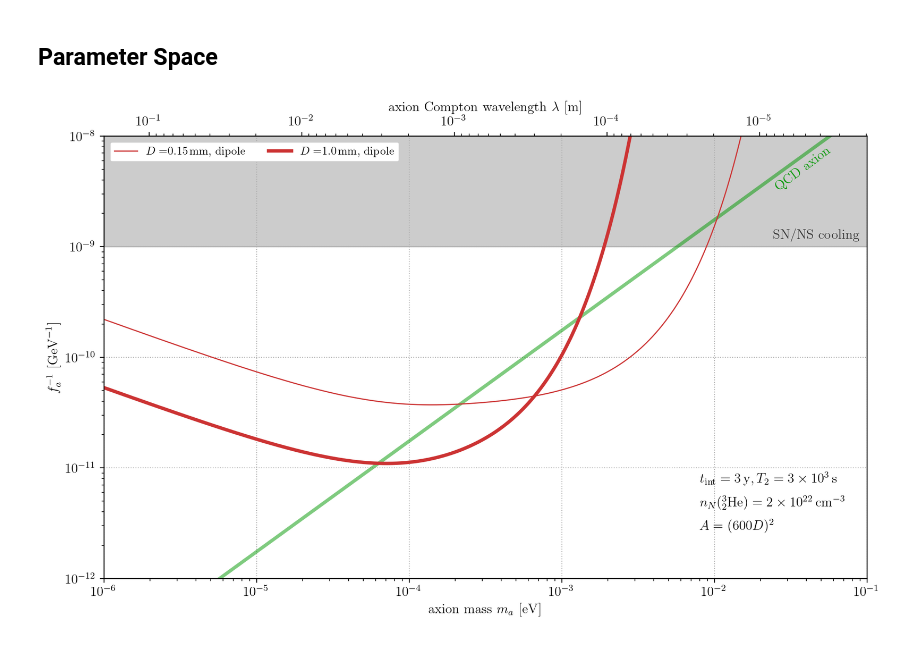
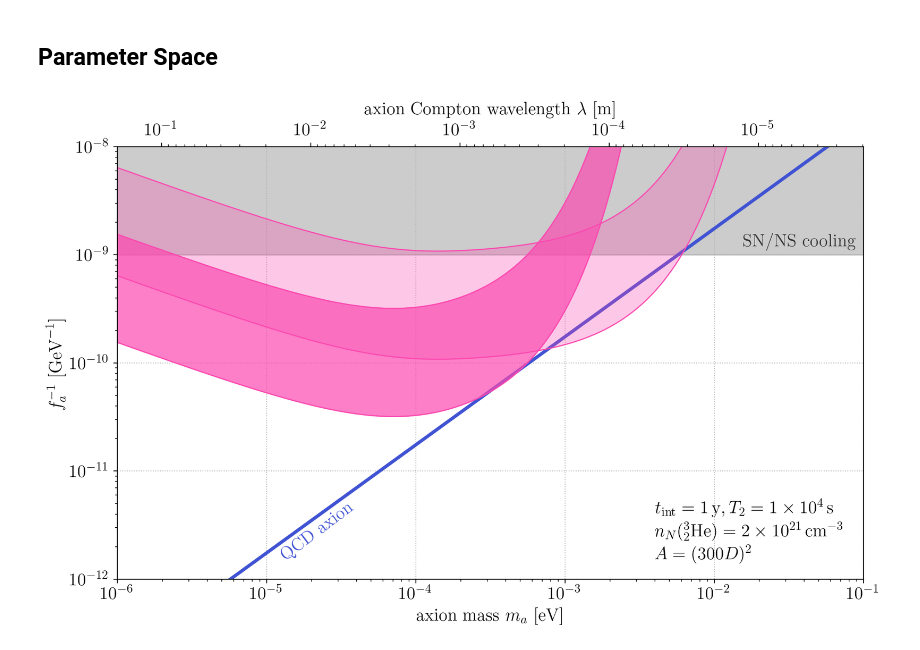
Before and after one commit to kenvantilburg/ferroaxionic-effect, a Jupyter notebook: code/sensitivity.ipynb, the cells around one changed output. Drawn from its saved outputs; the diff is of its cells as text; code cells hidden in the pictures.

Commit message:
Add files via upload
improved colours, changed experimental parameters

```diff
--- a/code/sensitivity.ipynb
+++ b/code/sensitivity.ipynb
@@ -80,14 +86,15 @@ The precessional frequency of a nuclear spin is then given by:
 def fn_fa(ma):
     return 1e12 * GeV * (5.70e-6 * eV)/ma
 # %%
-n_N_det = 2e22 * cm**-3
+n_N_det = 2e21 * cm**-3
 c_aNN = 1
+c_aNN2 = 0.1
 chi_QCD = (75.5 * MeV)**4
 
 vec_D = np.asarray([0.15,1]) * mm
 h = 0.5 * cm
 vec_aspect = [300,300]
-T_2 = 3e3 * second
-t_int = 4 * year
+T_2 = 1e4 * second
+t_int = 1 * year
 vec_label = ['$D = $'+str(D/mm)+'$\,\mathrm{mm}$' for D in vec_D]
 vec_lw = [1,3]
@@ -105,6 +139,6 @@ def fn_S_Omega(T_2,n_N,vol):
 # %% [markdown]
 ## Parameter Space
 # %%
-vec_ma = np.logspace(-6,-1,int(1e3)) * eV
+vec_ma = np.logspace(-6,-1,int(1e5)) * eV
 # %%
 #Europium Barium Titanate
@@ -125,42 +166,62 @@ def fn_fa_2_inv_sens_dip(m,D,h,n_N,P_nuc,c_aNN,T_2,n_N_det,vol):
+# %%
+colors = [(64, 83, 211), (221, 179, 16), (181, 29, 20), (0, 190, 255), (251, 73, 176), (0, 178, 93), (202, 202, 202)]
+ncolors = [(r * 1/255, g * 1/255, b * 1/255) for r, g, b in colors] #normalized colors
 # %%
 fig, ax = plt.subplots(1,1,figsize=(12,7))
 ax.set_xscale('log'); ax.set_yscale('log'); ax.set_xlim(1e-6,1e-1); ax.set_ylim(1e-12,1e-8)
 ax_top = ax.twiny();  ax_top.set_xlim(ax.get_xlim()); ax_top.set_xscale('log');
 ax.yaxis.tick_left()
 ax.yaxis.set_label_position("left")
-ax.set_xlabel(r'axion mass $m_a~[\mathrm{eV}]$'); ax_top.set_xlabel('axion Compton wavelength $\lambda~[\mathrm{m}]$'); ax.set_ylabel('$f_a^{-1}~[\mathrm{GeV}^{-1}]$');
+ax.set_xlabel(r'axion mass $m_a~[\mathrm{eV}]$',  fontsize=16); ax_top.set_xlabel('axion Compton wavelength $\lambda~[\mathrm{m}]$',  fontsize=16, va='bottom'); ax.set_ylabel('$f_a^{-1}~[\mathrm{GeV}^{-1}]$',  fontsize=16);
 ticks_left_minor = np.outer(10**(np.arange(-19.0,-5)),np.arange(1.,10.,1.)).flatten()
 ticks_left_minor = ticks_left_minor[(ax.get_ylim()[0] < ticks_left_minor) & (ticks_left_minor < ax.get_ylim()[1])]
 ticks_left_major = 10**(np.arange(-12,-7.99))
 ticks_top_minor = (np.outer(10**(np.arange(2.0,-6.01,-1)),np.arange(1.,10.,1.)).flatten() * meter)**-1 / eV;
 ticks_top_minor = ticks_top_minor[(ax_top.get_xlim()[0] < ticks_top_minor) & (ticks_top_minor < ax_top.get_xlim()[1])]
 ticks_top_major = (10**(np.arange(-1.,-5.01,-1)) * meter)**-1 / eV
 ax.set_yticks(ticks_left_minor,minor=True); ax.set_yticks(ticks_left_major,minor=False);
 ax.grid(ls='dotted',which='major',axis='both')
 ax_top.set_xticks([],minor=True); ax_top.set_xticks(ticks_top_minor,minor=True); ax_top.set_xticklabels([],minor=True);
 ax_top.set_xticks(ticks_top_major,minor=False); ax_top.set_xticklabels(['$10^{-1}$','$10^{-2}$','$10^{-3}$','$10^{-4}$','$10^{-5}$'],minor=False);
-ax.plot(vec_ma/eV,1/fn_fa(vec_ma)*GeV,color=(0,0.6,0,0.5),lw=3);
+ax.plot(vec_ma/eV,1/fn_fa(vec_ma)*GeV,color=ncolors[0],lw=3);
 ax.fill_between(vec_ma/eV,1e-9,1e-5,color=(0,0,0,0.2))
+ax.tick_params(axis='both', which='both', labelsize=16)
+ax_top.tick_params(axis='both', which='both', labelsize=16)
+
+y_values_1 = []
+y_values_2 = []
+alphas = [0.3, 0.7]
+
 for i_D, D in enumerate(vec_D):
     vol = D**3 * vec_aspect[i_D]**2
-    #plt.plot(vec_ma/eV,GeV*fn_fainv_sens_mon_mqm(vec_ma,D,h,rho_M,P_nuc,c_aNN,T_2,n_N,vol), lw=vec_lw[i_D], color=(1.0, 0.5, 0.0), label=vec_label[i_D]+', monopole (MQM)')
-    #plt.plot(vec_ma/eV,GeV*fn_fainv_sens_mon(vec_ma,D,h,rho_S,P_nuc,c_aNN,T_2,n_N_det,vol),lw=vec_lw[i_D],color=(0.2,0.4,0.8),label=vec_label[i_D]+', monopole (Schiff)')
-    plt.plot(vec_ma/eV,GeV*np.sqrt(fn_fa_2_inv_sens_dip(vec_ma,D,h,Eu.n_N,P_nuc,c_aNN,T_2,n_N_det,vol)),
-             lw=vec_lw[i_D],color=(0.8,0.2,0.2),label=vec_label[i_D]+', dipole')
-ax.text(6e-2,8.5e-9,'QCD axion',ha='right',va='top',color=(0,0.6,0,1),rotation=37);
-ax.text(9e-2,1.1e-9,'SN/NS cooling',ha='right',va='bottom',color=(0.2,0.2,0.2),rotation=0);
-ax.text(0.8e-2,2**(3.2)*1e-12,r'$t_\mathrm{int} = 3\,\mathrm{y}, T_2 = 3 \times 10^3\,\mathrm{s}$',va='top')
-ax.text(0.8e-2,2**(2.5)*1e-12,r'$n_N({{}^{3}_2\mathrm{He}}) = 2 \times 10^{22} \, \mathrm{cm}^{-3}$',va='top')
-ax.text(0.8e-2,2**(1.8)*1e-12,r'$A = (600 D)^2$',va='top')
-#ax.text(0.8e-2,2**(1)*1e-12,r'${}^{235}_{92}\mathrm{U}$ source mass',va='top')
+    y1 = GeV * np.sqrt(fn_fa_2_inv_sens_dip(vec_ma, D, h, Np.n_N, P_nuc, c_aNN, T_2, n_N_det, vol))
+    y_values_1.append(y1)
+    plt.plot(vec_ma / eV, y1, lw=1, color=ncolors[4], label=vec_label[i_D] + ', dipole' + ', $c_N=1$')
 
-handles, labels = plt.gca().get_legend_handles_labels()
-order = [0,1]
-legend = ax.legend([handles[idx] for idx in order],[labels[idx] for idx in order],fontsize=10,loc='upper left', ncol=2, framealpha=1.0);
+for i_D, D in enumerate(vec_D):
+    vol = D**3 * vec_aspect[i_D]**2
+    y2 = GeV * np.sqrt(fn_fa_2_inv_sens_dip(vec_ma, D, h, Np.n_N, P_nuc, c_aNN2, T_2, n_N_det, vol))
+    y_values_2.append(y2)
+    plt.plot(vec_ma / eV, y2, lw=1, color=ncolors[4], label=vec_label[i_D] + ', dipole' + ', $c_N=0.1$')
+
+for i_D in range(len(vec_D)):
+     plt.fill_between(vec_ma / eV, y_values_1[i_D], y_values_2[i_D], color=ncolors[4], alpha=alphas[i_D])
+
+
+ax.text(4e-5,5.5e-12,'QCD axion',ha='right',va='top',color=ncolors[0],rotation=37,  fontsize=16);
+ax.text(9e-2,1.1e-9,'SN/NS cooling',ha='right',va='bottom',color=(0.2,0.2,0.2),rotation=0, fontsize=16);
+ax.text(0.4e-2,2**(3.2)*6e-13,r'$t_\mathrm{int} = 1\,\mathrm{y}, T_2 = 1 \times 10^4\,\mathrm{s}$',va='top',  fontsize=16)
+ax.text(0.4e-2,2**(2.5)*6e-13,r'$n_N({{}^{3}_2\mathrm{He}}) = 2 \times 10^{21} \, \mathrm{cm}^{-3}$',va='top',  fontsize=16)
+ax.text(0.4e-2,2**(1.8)*6e-13,r'$A = (300 D)^2$',va='top',  fontsize=16)
+#ax.text(0.8e-2,2**(1)*1e-12,r'${}^{235}_{92}\mathrm{U}$ source mass',va='top',  fontsize=16)
+
+#handles, labels = plt.gca().get_legend_handles_labels()
+#order = [0,1,2,3]
+#legend = ax.legend([handles[idx] for idx in order],[labels[idx] for idx in order],fontsize=12,loc='upper left', ncol=2, framealpha=1.0);
 
 file_path = dir_fig + "dipole-dipole.pdf"
 plt.savefig(file_path)
 # %% [output]
-[figure, old version]
+[figure, new version]
 # %%
 fig, ax = plt.subplots(1,1,figsize=(12,7))
```
Also changed, not shown: parts of 8 cells of this notebook.
